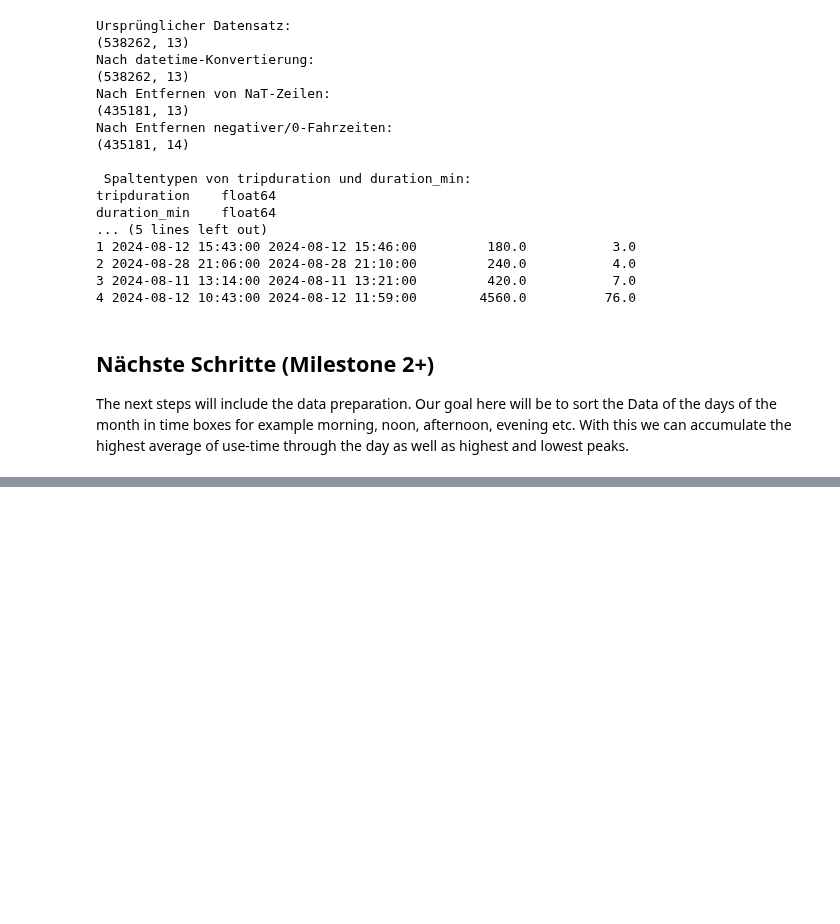
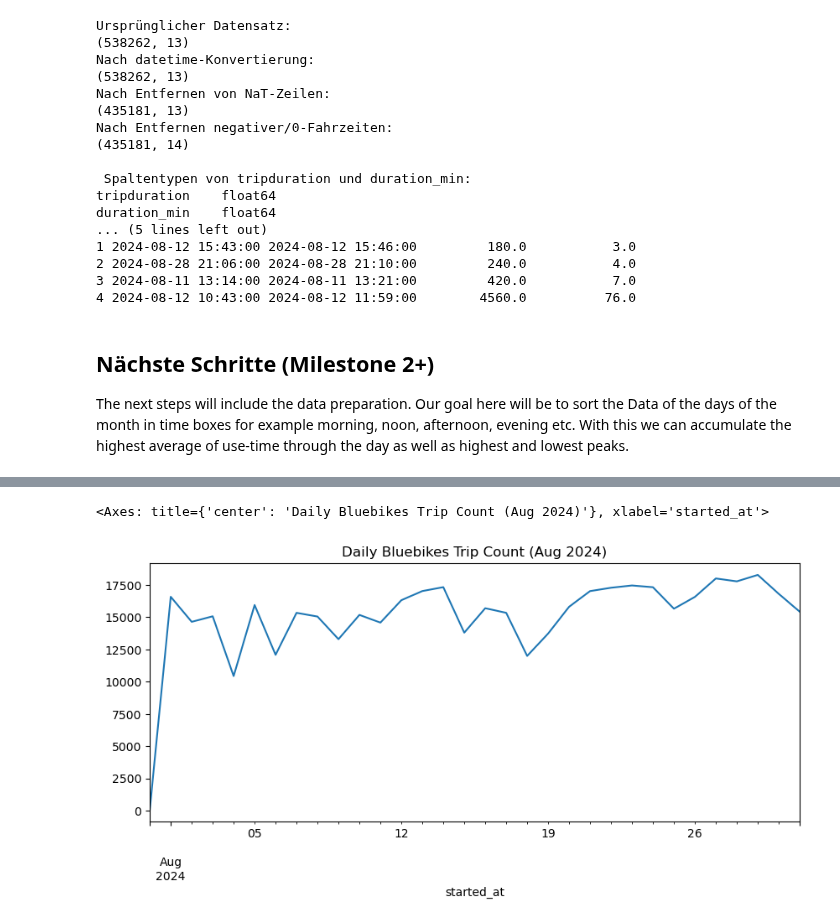
Before and after one commit to RubenCharara/Data-Science-and-Machine-Learning, a Jupyter notebook: milestone1_citibike.ipynb, the cells around one changed output, grey strips where cells are left out. Drawn from its saved outputs; the diff is of its cells as text; code cells hidden in the pictures; blank space fills up the shorter version.

```diff
--- a/milestone1_citibike.ipynb
+++ b/milestone1_citibike.ipynb
@@ -158,0 +210,11 @@ The next steps will include the data preparation. Our goal here will be to sort
+# %%
+# Create a datetime index for convenience
+df_trips['started_at'] = pd.to_datetime(df_trips['started_at'])
+df_trips.set_index('started_at', inplace=True)
+
+# Calculate daily trip counts
+daily_counts = df_trips.resample('D').size()
+daily_counts.plot(title='Daily Bluebikes Trip Count (Aug 2024)', figsize=(10,4))
+# %% [output]
+<Axes: title={'center': 'Daily Bluebikes Trip Count (Aug 2024)'}, xlabel='started_at'>
+[figure, added]
```
Also changed, not shown: parts of 2 cells of this notebook.
